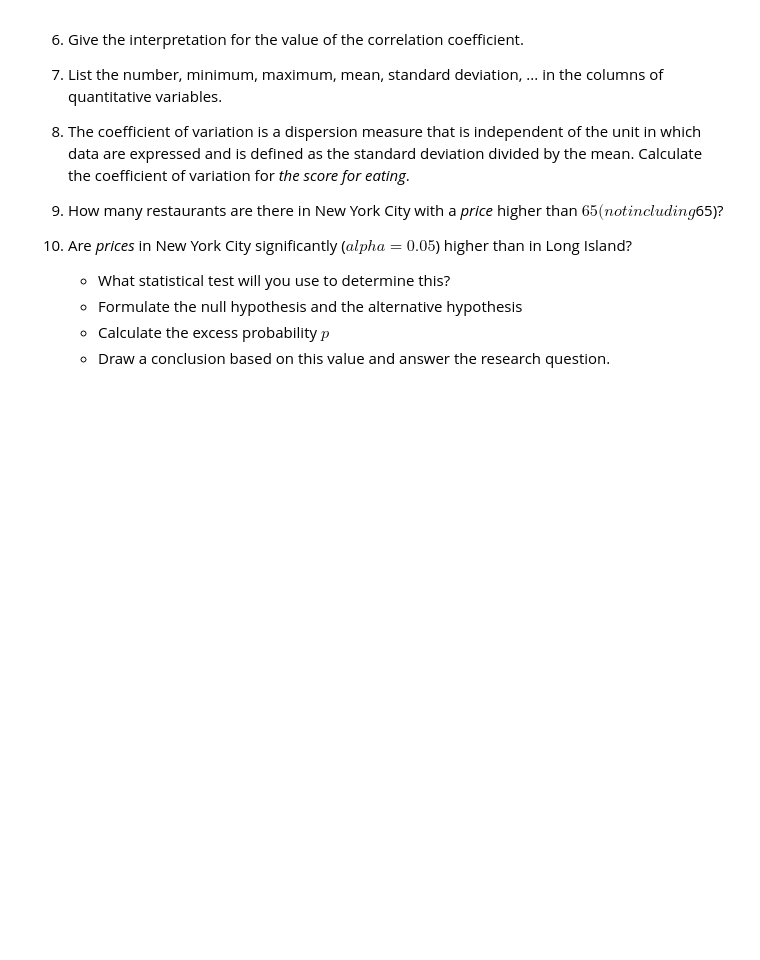
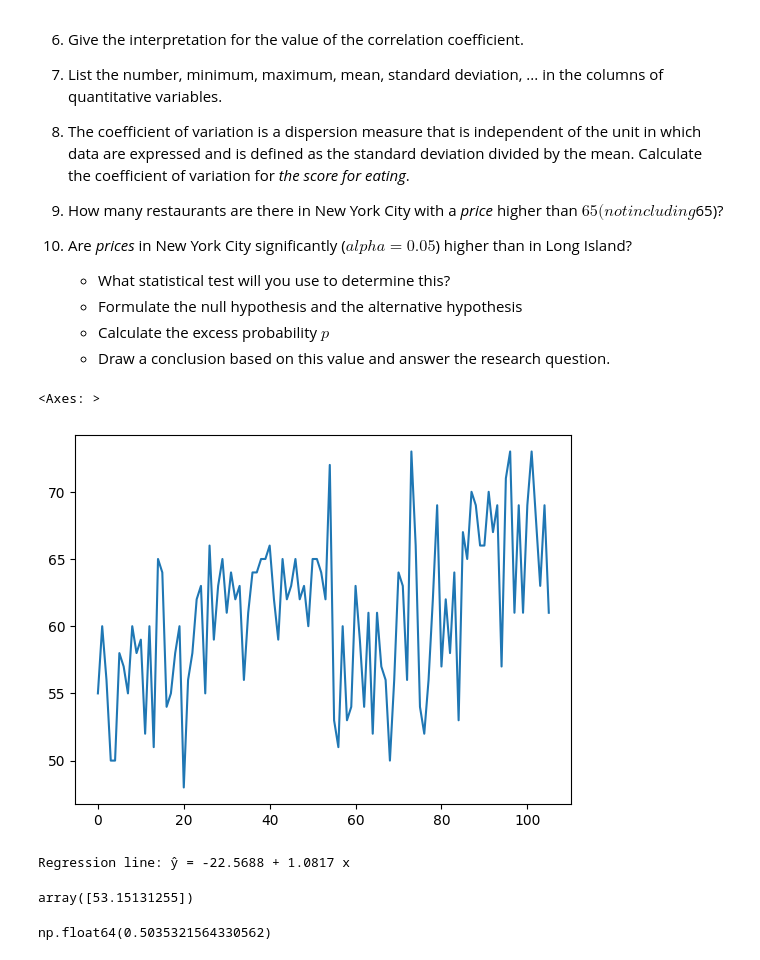
Before and after one commit to Seppevo/dsai-labs, a Jupyter notebook: RepeatExercises/DSAI_Sample_Exam_2026.ipynb, the cells around one changed output. Drawn from its saved outputs; the diff is of its cells as text; code cells hidden in the pictures; blank space fills up the shorter version.

```diff
--- a/RepeatExercises/DSAI_Sample_Exam_2026.ipynb
+++ b/RepeatExercises/DSAI_Sample_Exam_2026.ipynb
@@ -166,14 +238,34 @@ dfrestaurants = pd.DataFrame(
     'price': [38,36,32,45,34,37,38,35,52,43,57,16,40,35,51,61,45,50,23,44,32,36,34,59,43,26,48,46,47,57,19,56,74,43,25,37,21,50,63,34,37,30,41,52,47,73,68,55,60,53,47,69,44,50,62,40,31,47,31,32,27,44,41,33,43,35,31,30,25,49,43,41,44,59,46,38,35,32,47,42,50,45,41,41,34,50,16,28,63,34,61,51,56,60,24,51,50,34,56,37,43,61,52,55,61,31]})
 # %%
 # 1. First, based on the scores for *eat*, *decor* and *service*, calculate the *total score*. **If you cannot calculate the total score, continue working with the score for food.**
+dfrestaurants['totalscore'] = dfrestaurants['food'] + dfrestaurants['decor'] + dfrestaurants['service']
 # %%
 # 2. Create the plot below.
+dfrestaurants['totalscore'].plot()
+# %% [output]
+<Axes: >
+[figure, added]
 # %%
 # 3. Use linear regression to try to predict the *price* based on the *total score*. Give the equation of the regression equation.
+from sklearn.linear_model import LinearRegression
+
+x = dfrestaurants[['totalscore']]
+y = dfrestaurants['price']
+
+model = LinearRegression().fit(x,y)
+print(f"Regression line: ŷ = {model.intercept_:.4f} + {model.coef_[0]:.4f} x")
+# %% [output]
+Regression line: ŷ = -22.5688 + 1.0817 x
 # %%
 # 4. Give the estimated *price* for a *total score* = 70.
+model.predict([[70]])
+# %% [output]
+array([53.15131255])
 # %%
 # 5. Calculate the correlation coefficient (symbol + value).
+dfrestaurants['totalscore'].corr(dfrestaurants['price'])
+# %% [output]
+np.float64(0.5035321564330562)
 # %%
 # 6. Give the interpretation for the value of the correlation coefficient.
 # %%
```
Also changed, not shown: parts of 22 cells of this notebook, 1 other file.
